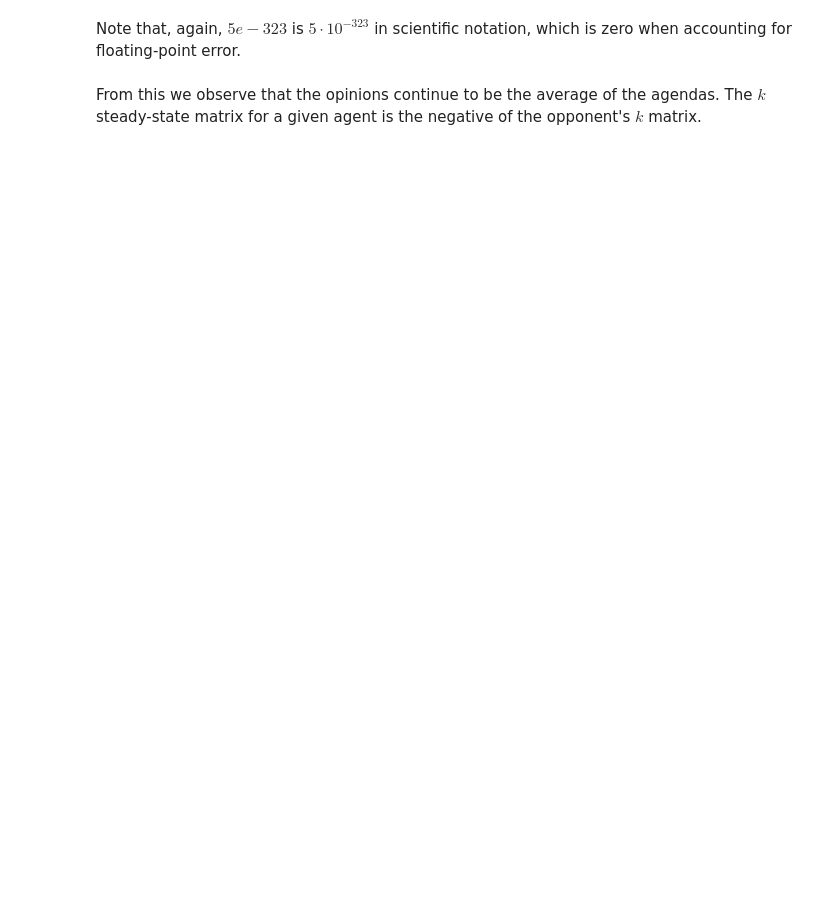
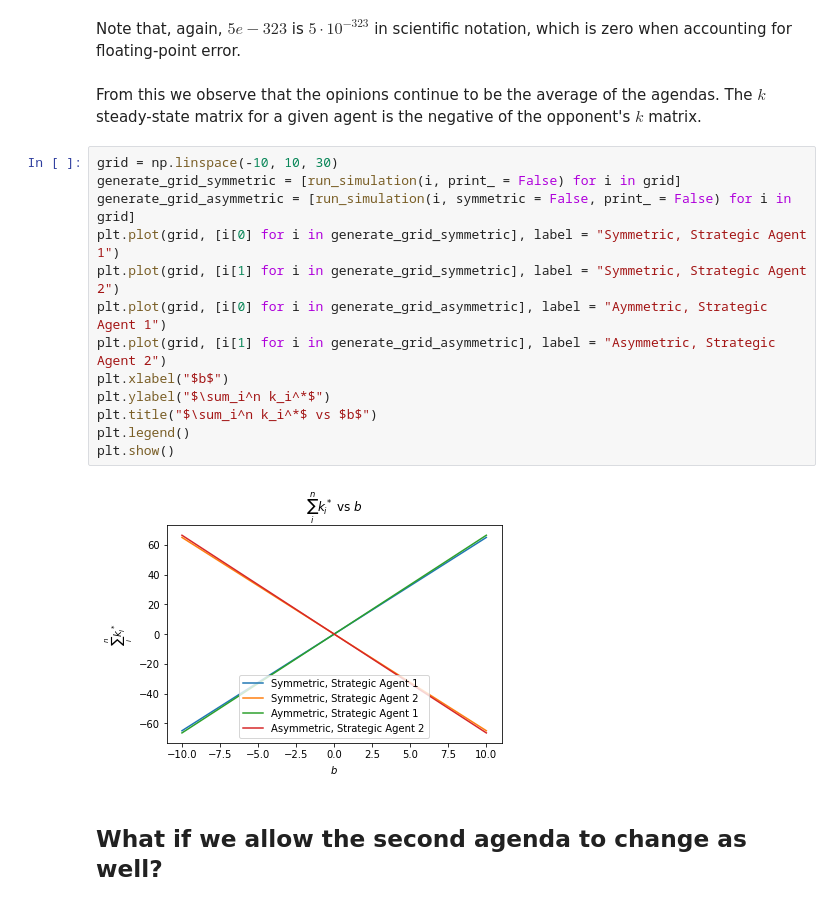
Before and after one commit to weiliubc/strategic_influencer_of_naive_agents, a Jupyter notebook: unified_multiple_strategic/mus_asymmetric_analysis.ipynb, the cells around one changed output. Drawn from its saved outputs; the diff is of its cells as text; blank space fills up the shorter version.

Commit message:
extra printouts

```diff
--- a/unified_multiple_strategic/mus_asymmetric_analysis.ipynb
+++ b/unified_multiple_strategic/mus_asymmetric_analysis.ipynb
@@ -385,3 +397,20 @@ kappa^* (1, 2):
 Note that, again, $5e-323$ is $5\cdot 10^{-323}$ in scientific notation, which is zero when accounting for floating-point error.
 # %% [markdown]
 From this we observe that the opinions continue to be the average of the agendas. The $k$ steady-state matrix for a given agent is the negative of the opponent's $k$ matrix.
+# %%
+grid = np.linspace(-10, 10, 30)
+generate_grid_symmetric = [run_simulation(i, print_ = False) for i in grid]
+generate_grid_asymmetric = [run_simulation(i, symmetric = False, print_ = False) for i in grid]
+plt.plot(grid, [i[0] for i in generate_grid_symmetric], label = "Symmetric, Strategic Agent 1")
+plt.plot(grid, [i[1] for i in generate_grid_symmetric], label = "Symmetric, Strategic Agent 2")
+plt.plot(grid, [i[0] for i in generate_grid_asymmetric], label = "Aymmetric, Strategic Agent 1")
+plt.plot(grid, [i[1] for i in generate_grid_asymmetric], label = "Asymmetric, Strategic Agent 2")
+plt.xlabel("$b$")
+plt.ylabel("$\sum_i^n k_i^*$")
+plt.title("$\sum_i^n k_i^*$ vs $b$")
+plt.legend()
+plt.show()
+# %% [output]
+[figure, added]
+# %% [markdown]
+## What if we allow the second agenda to change as well?
```
Also changed, not shown: parts of 47 cells of this notebook.
